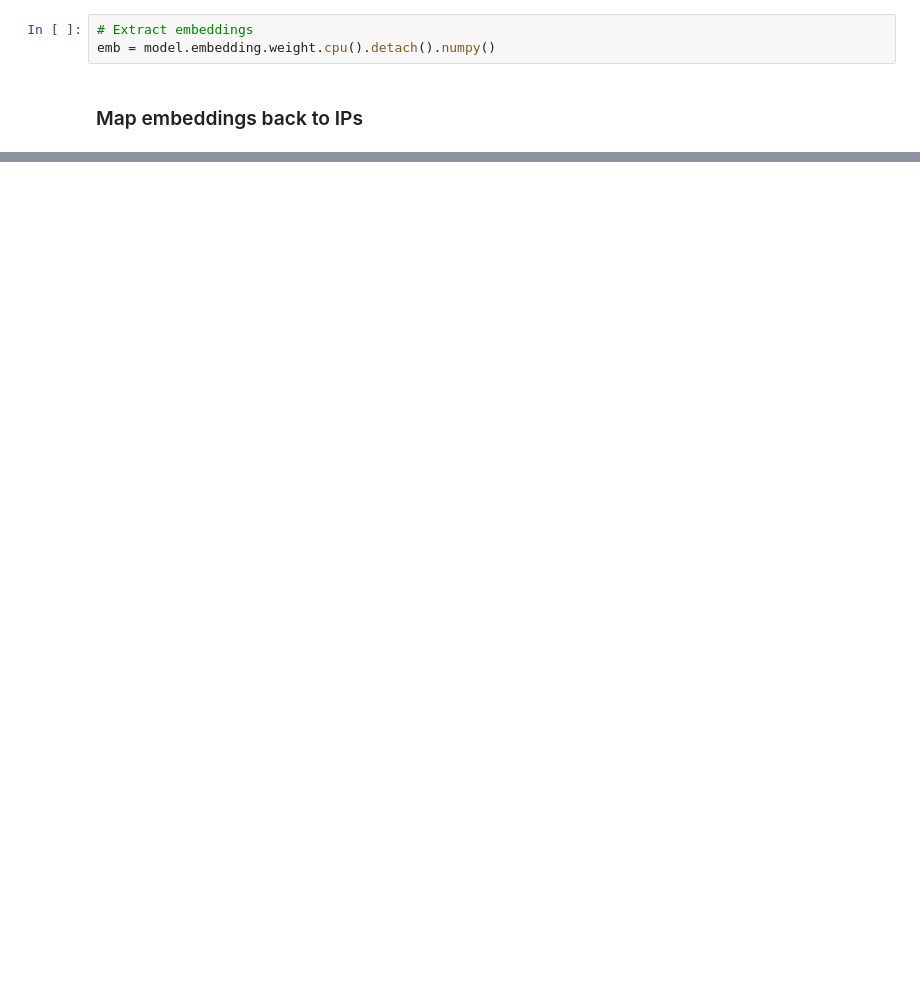
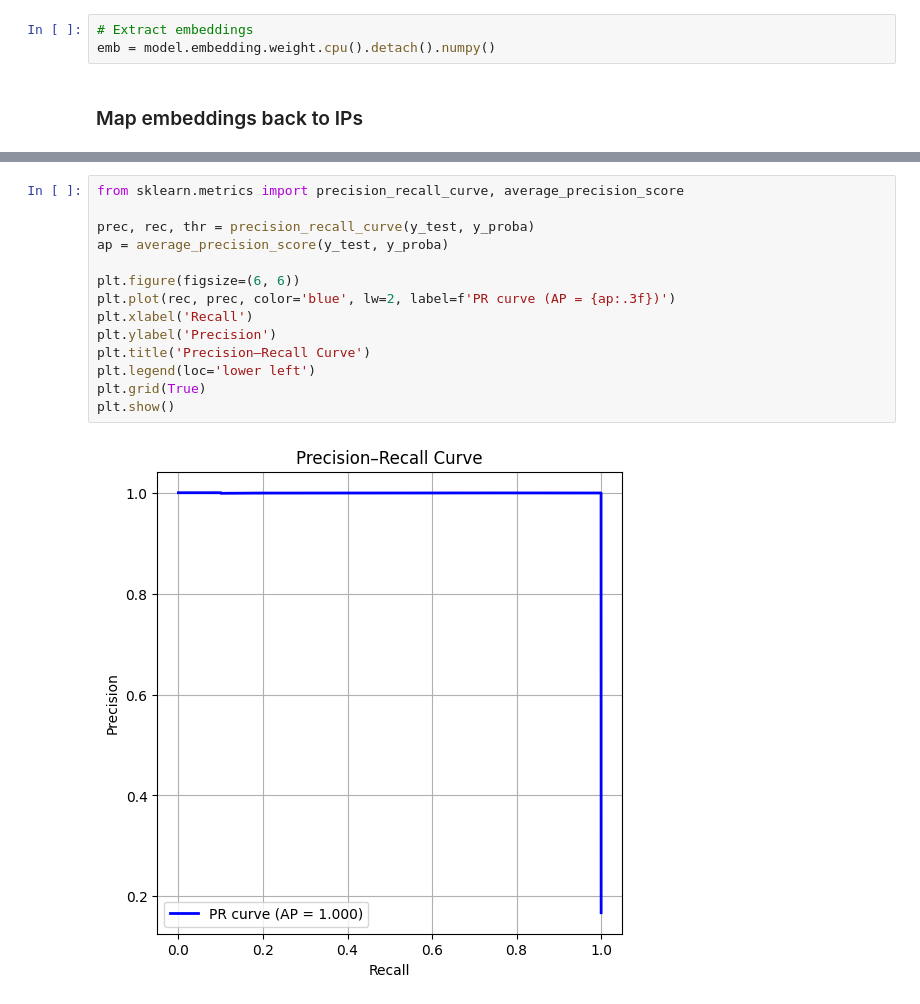
Before and after one commit to gligalexandru/gml-project, a Jupyter notebook: node2vec.ipynb, the cells around one changed output, grey strips where cells are left out. Cells and saved outputs as stored; diff of their text form; blank space fills up the shorter version.

```diff
--- a/node2vec.ipynb
+++ b/node2vec.ipynb
@@ -223,0 +397,16 @@ Name: 0, Length: 145, dtype: object
+# %%
+from sklearn.metrics import precision_recall_curve, average_precision_score
+
+prec, rec, thr = precision_recall_curve(y_test, y_proba)
+ap = average_precision_score(y_test, y_proba)
+
+plt.figure(figsize=(6, 6))
+plt.plot(rec, prec, color='blue', lw=2, label=f'PR curve (AP = {ap:.3f})')
+plt.xlabel('Recall')
+plt.ylabel('Precision')
+plt.title('Precision–Recall Curve')
+plt.legend(loc='lower left')
+plt.grid(True)
+plt.show()
+# %% [output]
+[figure, added]
```
Also changed, not shown: parts of 17 cells of this notebook.
